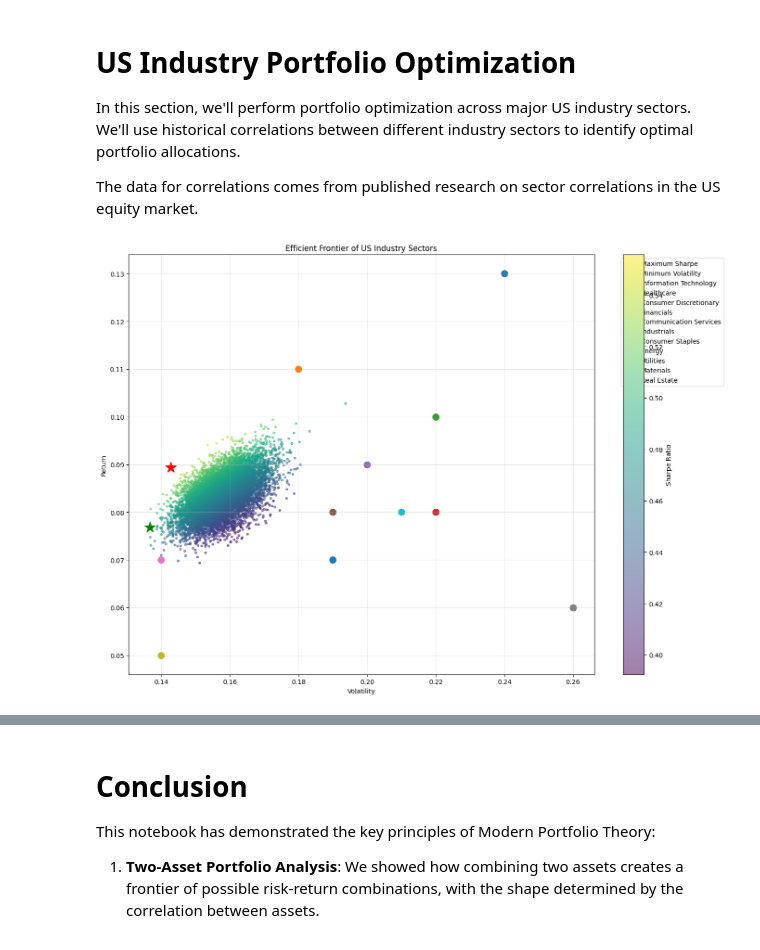
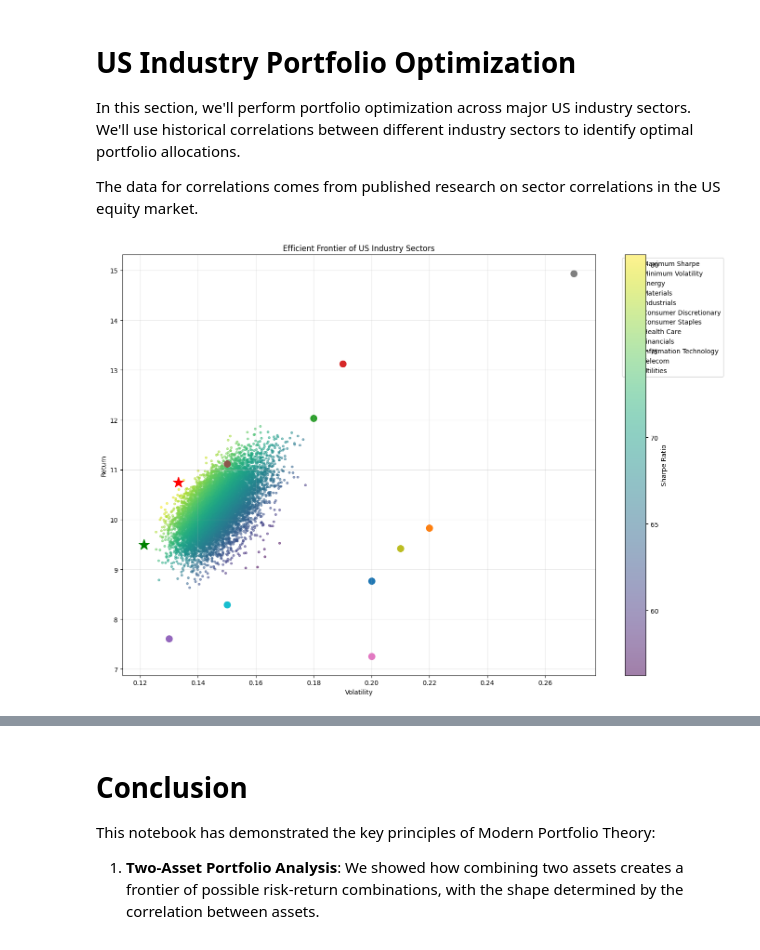
Before and after one commit to howesrichard/FM_portfolio_optimisation, a Jupyter notebook: Portfolio Theory.ipynb, the cells around one changed output, grey strips where cells are left out. Cells and saved outputs as stored; diff of their text form; code cells hidden in the pictures.

Commit message:
Added real values for S&P500 optimisation

```diff
--- a/Portfolio Theory.ipynb
+++ b/Portfolio Theory.ipynb
@@ -184,7 +184,7 @@ plot_efficient_frontier_2_assets(r1, r2, sigma1, sigma2, rho=corr,
 ### We will further examine how correlation affects the shape of our efficient frontier
 # %%
 # We will give arbitrary values for the 2-asset correlation coefficients to show how the efficient frontier changes with different correlation values
-correlations = [-0.8, -0.3, 0, 0.3, 0.8]
+correlations = [-0.9, -0.8, -0.3, 0, 0.3, 0.8, 0.9]
 # %%
 plt.figure(figsize=(14, 10))
 
@@ -395,40 +395,60 @@ The data for correlations comes from published research on sector correlations i
 
 # Define US industry sectors and their historical metrics
 sectors = [
+    "Energy",
+    "Materials",
+    "Industrials",
+    "Consumer Discretionary",
+    "Consumer Staples",
+    "Health Care",
+    "Financials",
     "Information Technology",
-    "Healthcare",
-    "Consumer Discretionary",
-    "Financials",
-    "Communication Services",
-    "Industrials",
-    "Consumer Staples",
-    "Energy",
-    "Utilities",
-    "Materials",
-    "Real Estate"
+    "Telecom",
+    "Utilities"
 ]
 
-# Expected returns (historical averages, for example purposes)
-sector_returns = np.array([0.13, 0.11, 0.10, 0.08, 0.09, 0.08, 0.07, 0.06, 0.05, 0.08, 0.07])
+# Expected returns (historical averages)
+sector_returns = np.array([
+    8.77,  # Energy
+    9.83,  # Materials
+    12.03, # Industrials
+    13.12, # Consumer Discretionary
+    7.61,  # Consumer Staples
+    11.12, # Health Care
+    7.26,  # Financials
+    14.93, # Information Technology
+    9.42,  # Telecom
+    8.29   # Utilities
+])
+
 
 # Volatilities (historical standard deviations)
-sector_volatilities = np.array([0.24, 0.18, 0.22, 0.22, 0.20, 0.19, 0.14, 0.26, 0.14, 0.21, 0.19])
+sector_volatilities = np.array([
+    0.20,  # Energy
+    0.22,  # Materials
+    0.18,  # Industrials
+    0.19,  # Consumer Discretionary
+    0.13,  # Consumer Staples
+    0.15,  # Health Care
+    0.20,  # Financials
+    0.27,  # Information Technology
+    0.21,  # Telecom (Telecommunications)
+    0.15   # Utilities
+])
 
-# Sample correlation matrix for US industry sectors (example)
-# This would typically come from historical market data
 sector_corr = np.array([
-    [1.00, 0.59, 0.78, 0.62, 0.82, 0.75, 0.47, 0.30, 0.35, 0.61, 0.52],  # IT
-    [0.59, 1.00, 0.65, 0.56, 0.57, 0.66, 0.62, 0.25, 0.38, 0.53, 0.49],  # Healthcare
-    [0.78, 0.65, 1.00, 0.76, 0.78, 0.85, 0.59, 0.39, 0.34, 0.71, 0.65],  # Cons. Disc.
-    [0.62, 0.56, 0.76, 1.00, 0.67, 0.80, 0.56, 0.52, 0.45, 0.67, 0.70],  # Financials
-    [0.82, 0.57, 0.78, 0.67, 1.00, 0.75, 0.53, 0.35, 0.38, 0.60, 0.55],  # Comm. Services
-    [0.75, 0.66, 0.85, 0.80, 0.75, 1.00, 0.65, 0.51, 0.51, 0.79, 0.70],  # Industrials
-    [0.47, 0.62, 0.59, 0.56, 0.53, 0.65, 1.00, 0.36, 0.60, 0.57, 0.53],  # Cons. Staples
-    [0.30, 0.25, 0.39, 0.52, 0.35, 0.51, 0.36, 1.00, 0.42, 0.58, 0.42],  # Energy
-    [0.35, 0.38, 0.34, 0.45, 0.38, 0.51, 0.60, 0.42, 1.00, 0.47, 0.55],  # Utilities
-    [0.61, 0.53, 0.71, 0.67, 0.60, 0.79, 0.57, 0.58, 0.47, 1.00, 0.63],  # Materials
-    [0.52, 0.49, 0.65, 0.70, 0.55, 0.70, 0.53, 0.42, 0.55, 0.63, 1.00]   # Real Estate
+    [1.00, 0.72, 0.62, 0.49, 0.36, 0.37, 0.51, 0.41, 0.33, 0.52],  # Energy
+    [0.72, 1.00, 0.78, 0.71, 0.51, 0.43, 0.65, 0.52, 0.40, 0.38],  # Materials
+    [0.62, 0.78, 1.00, 0.88, 0.63, 0.60, 0.83, 0.69, 0.55, 0.43],  # Industrials
+    [0.49, 0.71, 0.88, 1.00, 0.60, 0.57, 0.80, 0.75, 0.46, 0.33],  # Consumer Discretionary
+    [0.36, 0.51, 0.63, 0.60, 1.00, 0.64, 0.68, 0.35, 0.45, 0.42],  # Consumer Staples
+    [0.37, 0.43, 0.60, 0.57, 0.64, 1.00, 0.61, 0.53, 0.46, 0.43],  # Health Care
+    [0.51, 0.65, 0.83, 0.80, 0.68, 0.61, 1.00, 0.52, 0.49, 0.43],  # Financials
+    [0.41, 0.52, 0.69, 0.75, 0.35, 0.53, 0.52, 1.00, 0.49, 0.17],  # Information Technology
+    [0.33, 0.40, 0.55, 0.46, 0.45, 0.46, 0.49, 0.49, 1.00, 0.28],  # Telecom
+    [0.52, 0.38, 0.43, 0.33, 0.42, 0.43, 0.43, 0.17, 0.28, 1.00],  # Utilities
 ])
+
 
 # Create covariance matrix
 sector_cov = create_covariance_matrix(sector_volatilities, sector_corr)
@@ -493,34 +513,34 @@ def plot_multi_asset_frontier(returns, cov_matrix, assets_names, num_portfolios=
 
     plt.title('Efficient Frontier of US Industry Sectors')
     plt.xlabel('Volatility')
     plt.ylabel('Return')
     plt.legend(bbox_to_anchor=(1.05, 1), loc='upper left')
     plt.tight_layout()
     plt.grid(True, alpha=0.3)
     plt.show()
 
     # Print allocation details
     print("-"*50)
     print("Maximum Sharpe Ratio Portfolio Allocation\n")
     for i, asset in enumerate(assets_names):
         print(f"{asset}: {max_sharpe_allocation[i]:.2%}")
     print(f"Expected Return: {max_sharpe_return:.2%}")
     print(f"Expected Volatility: {max_sharpe_vol:.2%}")
     print(f"Sharpe Ratio: {sharpe_arr[max_sharpe_idx]:.2f}")
 
     print("\n")
     print("-"*50)
     print("Minimum Volatility Portfolio Allocation\n")
     for i, asset in enumerate(assets_names):
         print(f"{asset}: {min_vol_allocation[i]:.2%}")
     print(f"Expected Return: {min_vol_return:.2%}")
     print(f"Expected Volatility: {min_vol_vol:.2%}")
     print(f"Sharpe Ratio: {sharpe_arr[min_vol_idx]:.2f}")
 
 # Plot efficient frontier for US sectors
 plot_multi_asset_frontier(sector_returns, sector_cov, sectors)
 # %% [output]
-[figure, old version]
+[figure, new version]
 --------------------------------------------------
 Maximum Sharpe Ratio Portfolio Allocation
 
```
Also changed, not shown: parts of 5 cells of this notebook.
